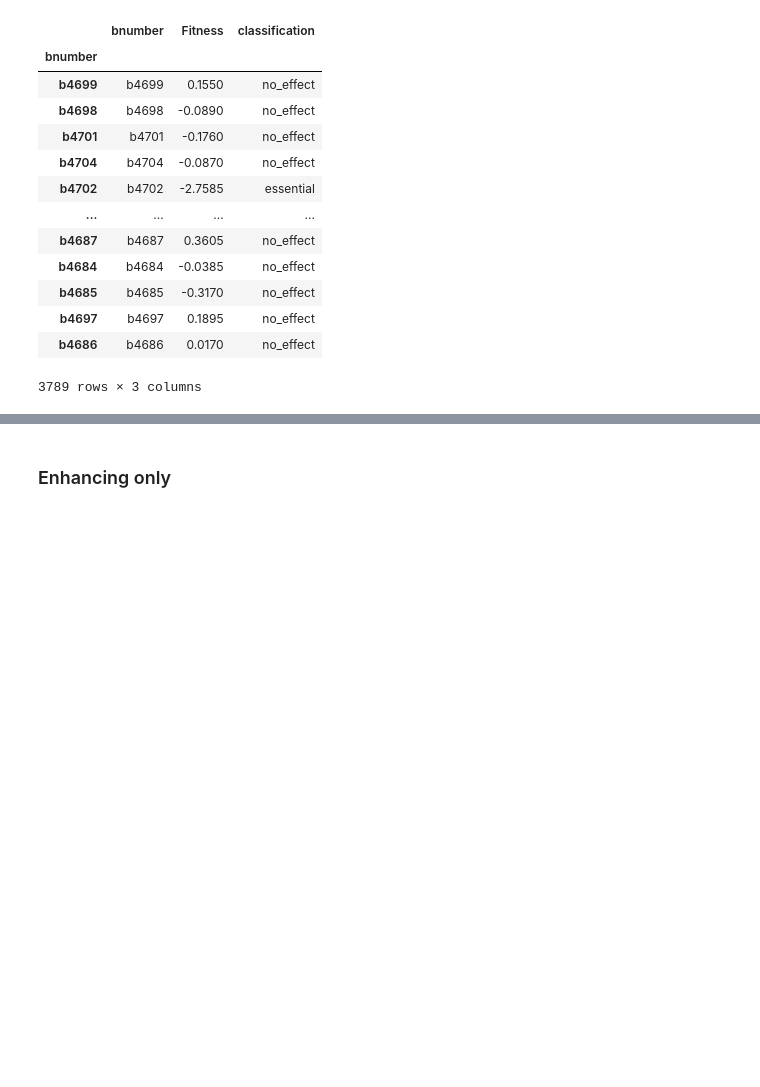
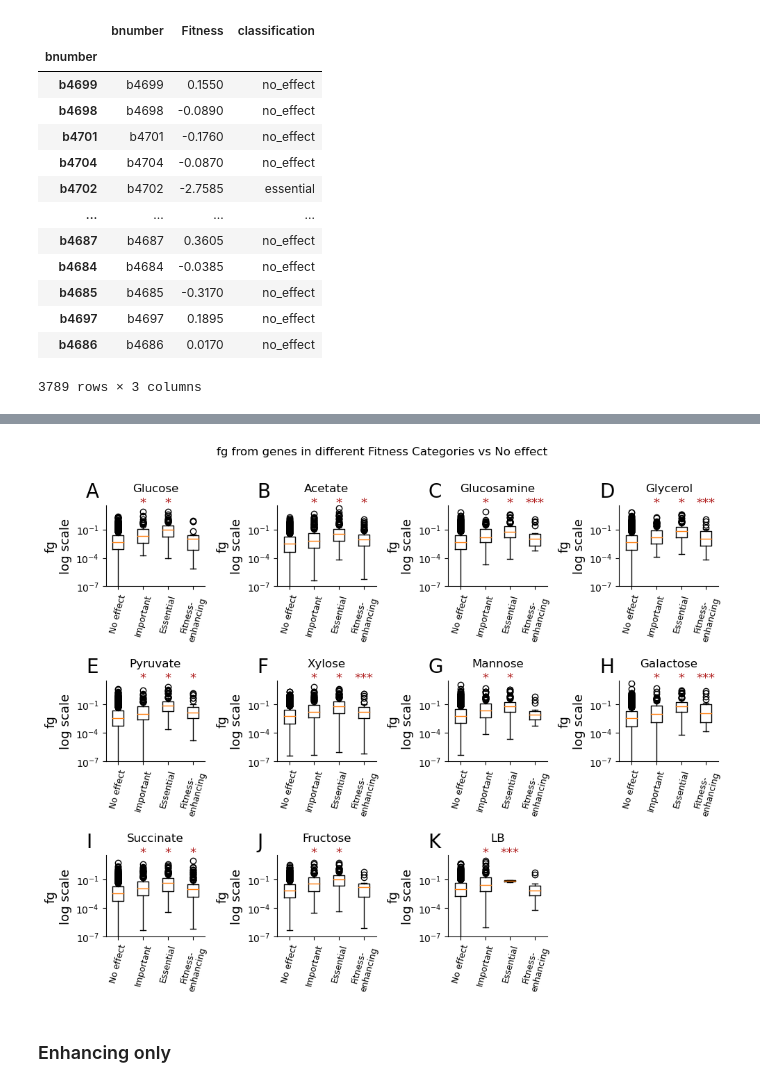
Before and after one commit to utrillalab/Fitness_analysis, a Jupyter notebook: Code_Notebooks/Fig01_Panels_and_Boxplots.ipynb, the cells around one changed output, grey strips where cells are left out. Saved outputs shown, nothing was run; the diff lists cells and outputs as text; code cells hidden in the pictures; blank space fills up the shorter version.

```diff
--- a/Code_Notebooks/Fig01_Panels_and_Boxplots.ipynb
+++ b/Code_Notebooks/Fig01_Panels_and_Boxplots.ipynb
@@ -427,2 +379,60 @@ plt.savefig('../Output/Figure_S1_All_Panels.svg')
+# %%
+plt.figure(figsize=(10, 8))
+plt.suptitle('fg from genes in different Fitness Categories vs No effect', y=1)
+
+# Add letters to label the subplots
+letters = 'ABCDEFGHIJKLMNOPQRSTUVWXYZ'
+labels = ['No effect', 'Important', 'Essential', 'Fitness-enhancing']
+
+for n, condition in enumerate(list(selected_fitness.columns[1:])):
+    ax = plt.subplot(3, 4, n + 1)
+    ax.spines['top'].set_visible(False)
+    ax.spines['right'].set_visible(False)
+    plt.title(condition, y=1.1)
+    plt.yscale('log')
+
+    data = [
+        fg_and_F[condition].loc[fg_and_F[condition].classification == 'no_effect'].fg.dropna(),
+        fg_and_F[condition].loc[fg_and_F[condition].classification == 'important'].fg.dropna(),
+        fg_and_F[condition].loc[fg_and_F[condition].classification == 'essential'].fg.dropna(),
+        fg_and_F[condition].loc[fg_and_F[condition].classification == 'fitness-enhancing'].fg.dropna()
+    ]
+
+    plt.boxplot(data)
+    plt.ylabel('fg\nlog scale', fontsize=13)
+    plt.yscale('log')
+
+    plt.xticks([1, 2, 3, 4], ['No effect', 'Important', 'Essential', 'Fitness-\nenhancing'],
+               fontsize=9, rotation=75)
+
+    ax.text(-0.2, 1.1,
+            letters[n],
+            transform=ax.transAxes,
+            size=20,
+            # weight='bold'
+           )
+
+    # Perform Kruskal-Wallis tests to compare the "no effect" group with all others, individually
+    for c in range(1, len(data)):
+        statistic, p_value = kruskal(data[0], data[c])
+        if p_value < 0.001:
+            y = 15
+            plt.text(c + 1, y, '*', ha='center', va='bottom', fontsize=13, color='firebrick')
+            continue
+        elif p_value < 0.01:
+            y = 15
+            plt.text(c + 1, y, '**', ha='center', va='bottom', fontsize=13, color='firebrick')
+            continue
+        elif p_value < 0.1:
+            y = 15
+            plt.text(c + 1, y, '***', ha='center', va='bottom', fontsize=13, color='firebrick')
+
+    plt.ylim(0.0000001, 34)
+plt.tight_layout()
+plt.rcParams['svg.fonttype'] = 'none'
+plt.savefig('../Output/Figure_S1_All_Panels.svg')
+#plt.savefig('../Output/Figure_S1_All_Panels.png')
+# %% [output]
+[figure, added]
 # %% [markdown]
 ### Enhancing only
```
Also changed, not shown: parts of 11 cells of this notebook, 1 other file.
